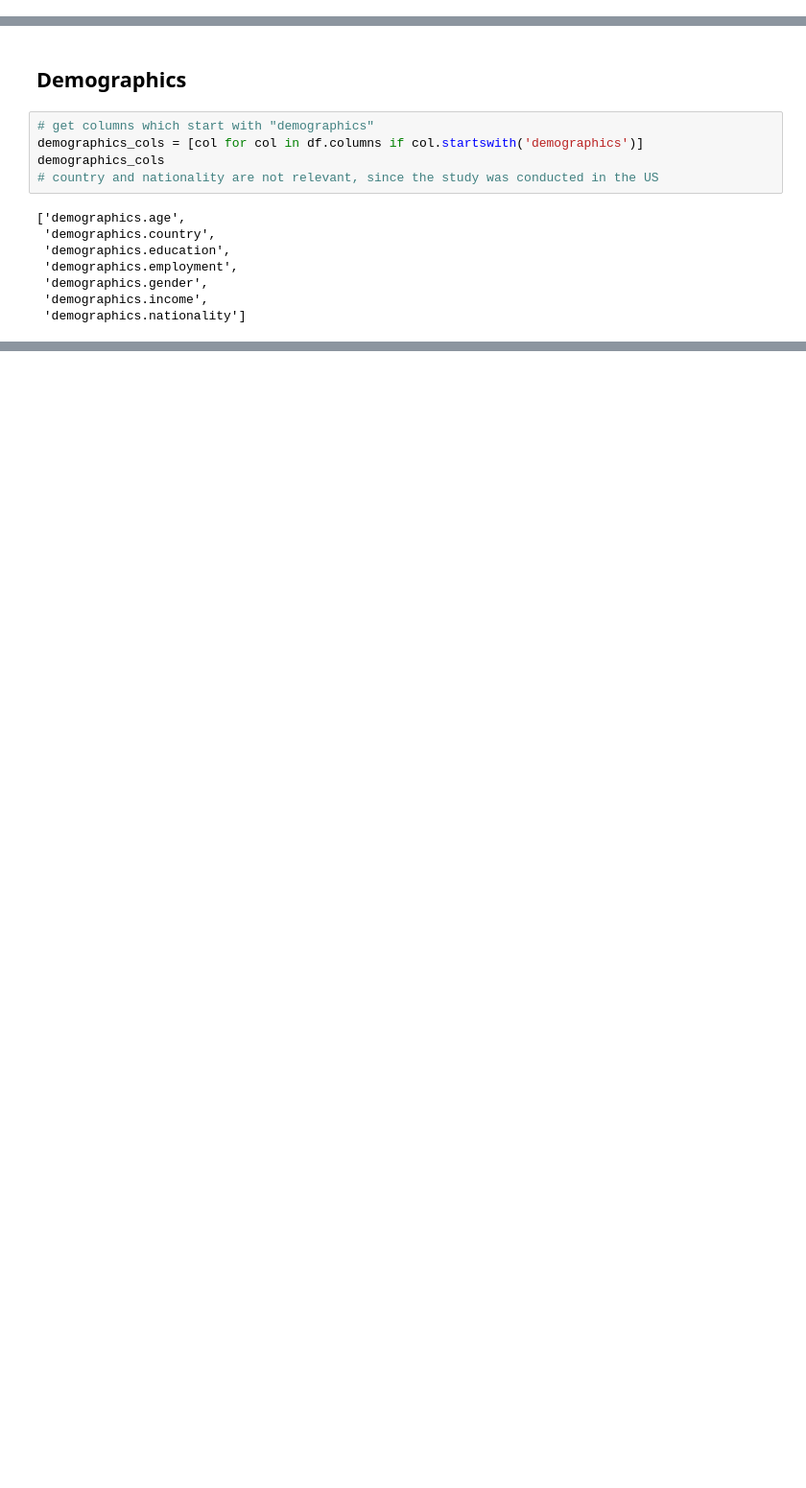
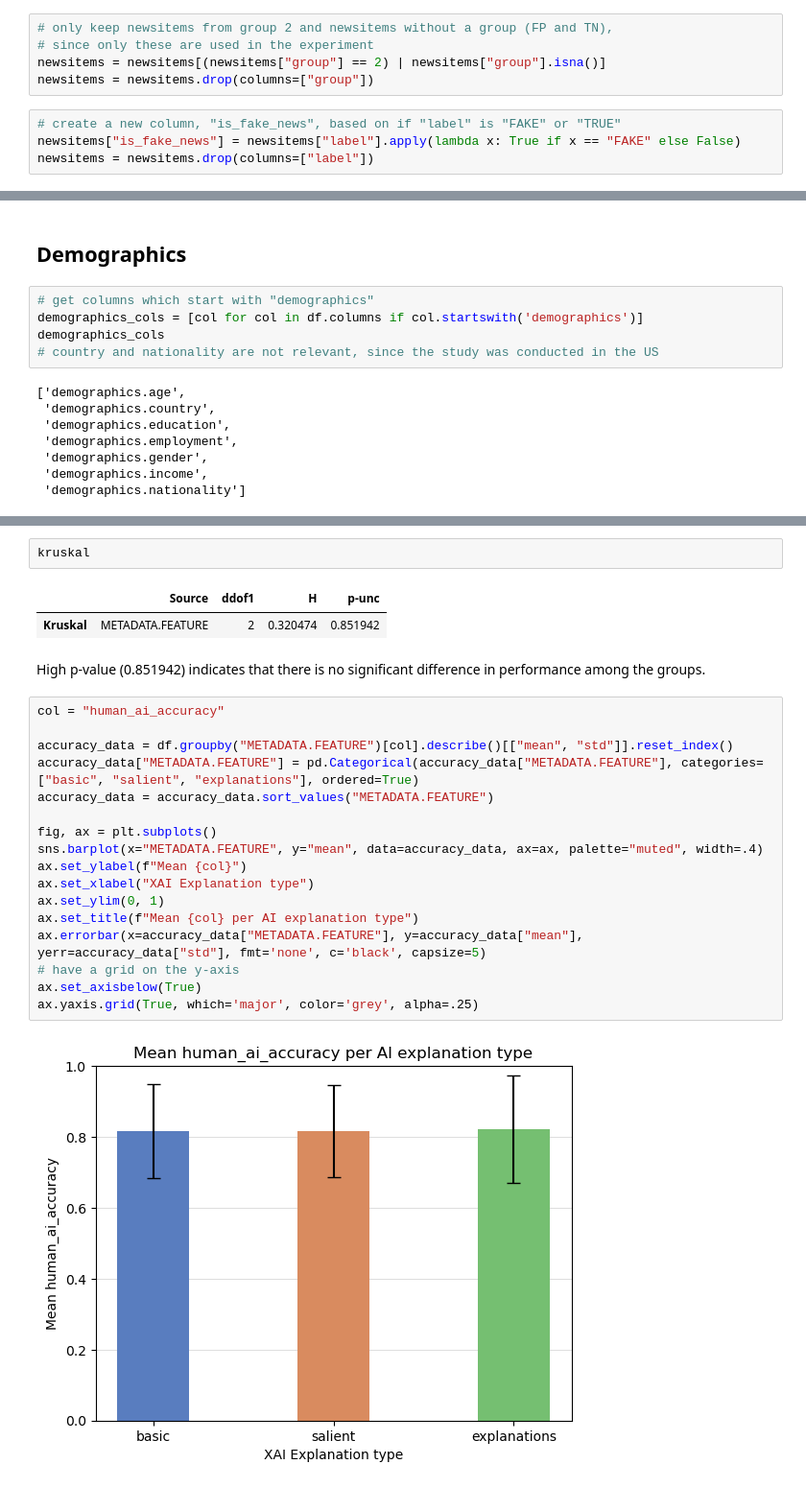
Before and after one commit to csomorbalazs/xai-experiment, a Jupyter notebook: postprocessing/Data_Analysis_XAI.ipynb, the cells around one changed output, grey strips where cells are left out. Shown at 96% size. Cells and saved outputs as stored; diff of their text form; blank space fills up the shorter version.

```diff
--- a/postprocessing/Data_Analysis_XAI.ipynb
+++ b/postprocessing/Data_Analysis_XAI.ipynb
@@ -18,0 +65,9 @@ df = pd.concat([df_v1, df_v2], ignore_index=True)
+# %%
+# only keep newsitems from group 2 and newsitems without a group (FP and TN),
+# since only these are used in the experiment
+newsitems = newsitems[(newsitems["group"] == 2) | newsitems["group"].isna()]
+newsitems = newsitems.drop(columns=["group"])
+# %%
+# create a new column, "is_fake_news", based on if "label" is "FAKE" or "TRUE"
+newsitems["is_fake_news"] = newsitems["label"].apply(lambda x: True if x == "FAKE" else False)
+newsitems = newsitems.drop(columns=["label"])
@@ -104,0 +393,26 @@ Name: demographics.gender, dtype: float64
+# %%
+kruskal
+# %% [output]
+|  | Source | ddof1 | H | p-unc |
+| Kruskal | METADATA.FEATURE | 2 | 0.320474 | 0.851942 |
+# %% [markdown]
+High p-value (0.851942) indicates that there is no significant difference in performance among the groups.
+# %%
+col = "human_ai_accuracy"
+
+accuracy_data = df.groupby("METADATA.FEATURE")[col].describe()[["mean", "std"]].reset_index()
+accuracy_data["METADATA.FEATURE"] = pd.Categorical(accuracy_data["METADATA.FEATURE"], categories=["basic", "salient", "explanations"], ordered=True)
+accuracy_data = accuracy_data.sort_values("METADATA.FEATURE")
+
+fig, ax = plt.subplots()
+sns.barplot(x="METADATA.FEATURE", y="mean", data=accuracy_data, ax=ax, palette="muted", width=.4)
+ax.set_ylabel(f"Mean {col}")
+ax.set_xlabel("XAI Explanation type")
+ax.set_ylim(0, 1)
+ax.set_title(f"Mean {col} per AI explanation type")
+ax.errorbar(x=accuracy_data["METADATA.FEATURE"], y=accuracy_data["mean"], yerr=accuracy_data["std"], fmt='none', c='black', capsize=5)
+# have a grid on the y-axis
+ax.set_axisbelow(True)
+ax.yaxis.grid(True, which='major', color='grey', alpha=.25)
+# %% [output]
+[figure, added]
```
Also changed, not shown: parts of 67 cells of this notebook.
